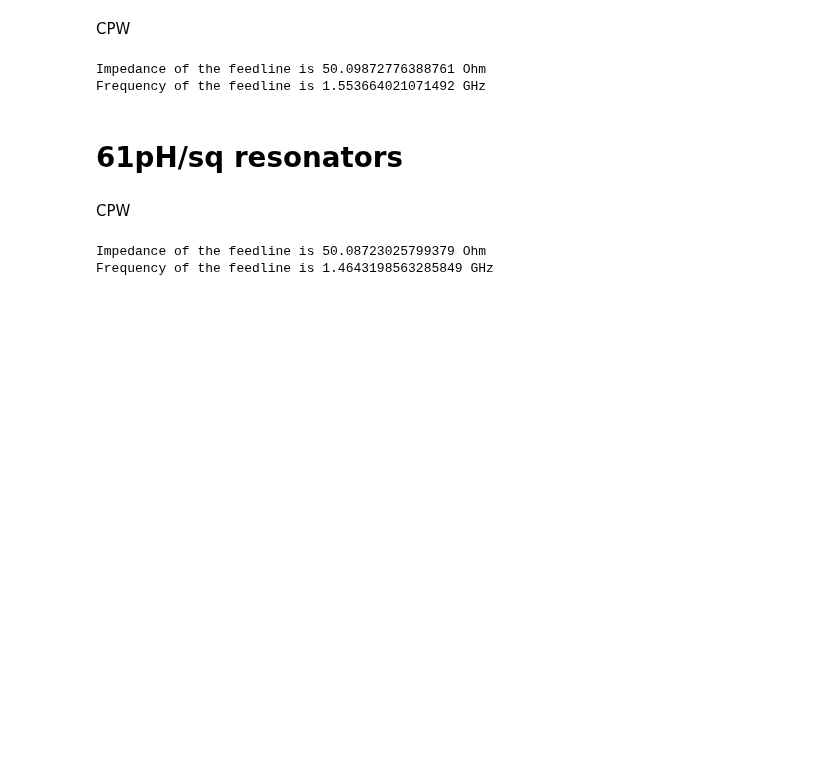
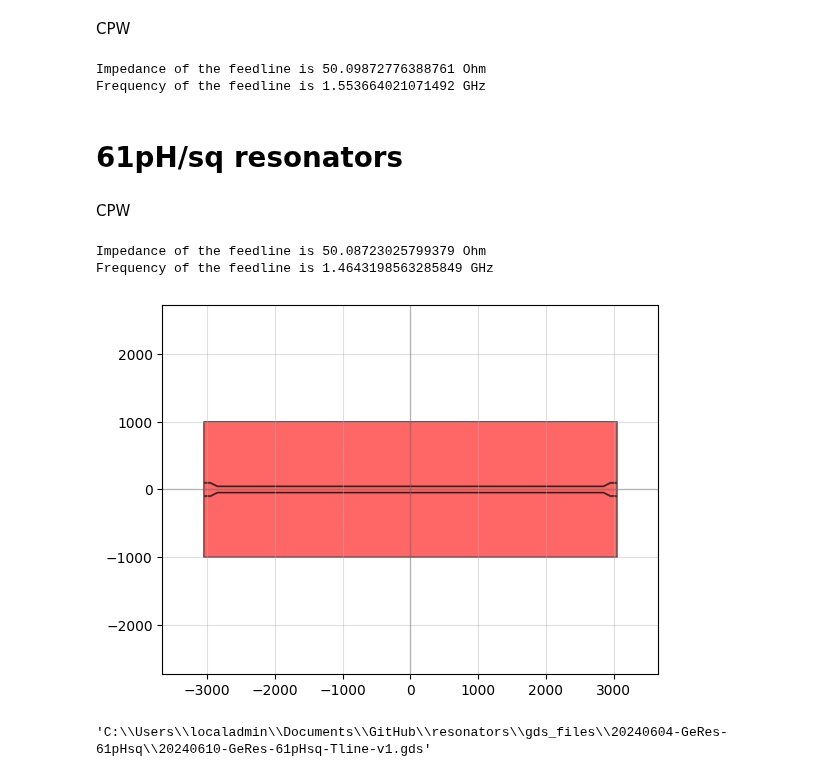
Before and after one commit to cbelo/resonators, a Jupyter notebook: 20240420-chips/design_chips.ipynb, the cells around one changed output. Saved outputs shown, nothing was run; the diff lists cells and outputs as text; code cells hidden in the pictures; blank space fills up the shorter version.

```diff
--- a/20240420-chips/design_chips.ipynb
+++ b/20240420-chips/design_chips.ipynb
@@ -497,3 +497,20 @@ print('Frequency of the feedline is', resonance_freq_CPW(FeedlineWidth61*1e-6, F
 # %% [output]
 Impedance of the feedline is 50.08723025799379 Ohm
 Frequency of the feedline is 1.4643198563285849 GHz
+# %%
+ChipSize61 = [FeedlineLength61 + 2*BondpadLength61 + 2*FeedlineTaperLength61, 2000]
+
+_, _, TLine61 = ChipTline(ChipSize61,
+                            FeedlineWidth61,
+                            FeedlineLength61,
+                            FeedlineGap61,
+                            FeedlineTaperLength61,
+                            BondpadWidth61,
+                            BondpadLength61,
+                            BondpadGap61)
+
+qp(TLine61)
+TLine61.write_gds(r"C:\Users\localadmin\Documents\GitHub\resonators\gds_files\20240604-GeRes-61pHsq\20240610-GeRes-61pHsq-Tline-v1.gds")
+# %% [output]
+[figure, added]
+'C:\\Users\\localadmin\\Documents\\GitHub\\resonators\\gds_files\\20240604-GeRes-61pHsq\\20240610-GeRes-61pHsq-Tline-v1.gds'
```
Also changed, not shown: parts of 4 cells of this notebook, 3 other files.
